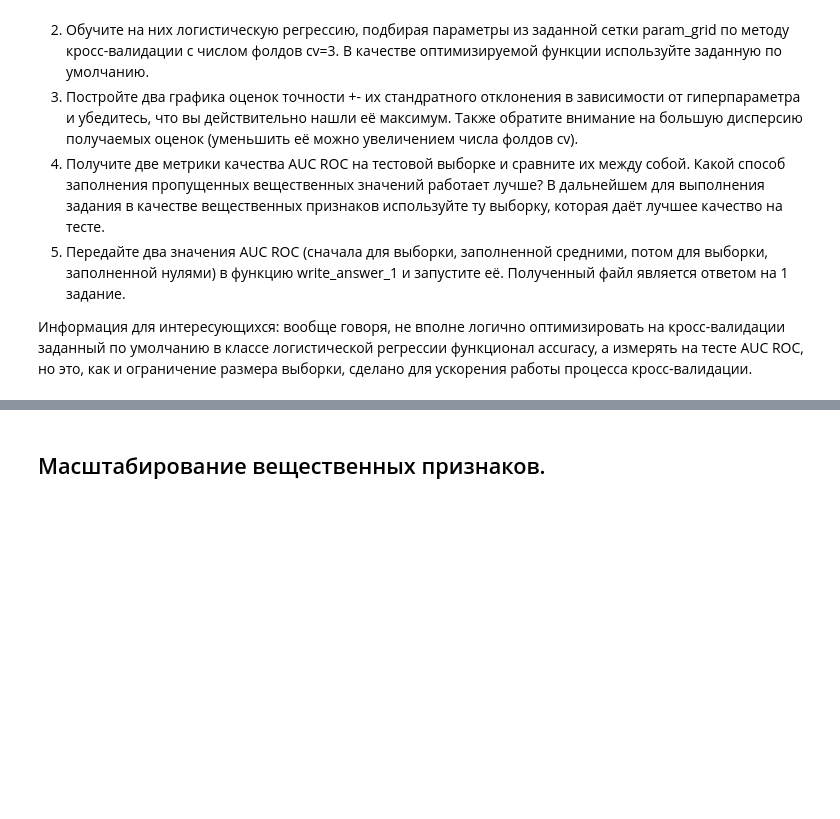
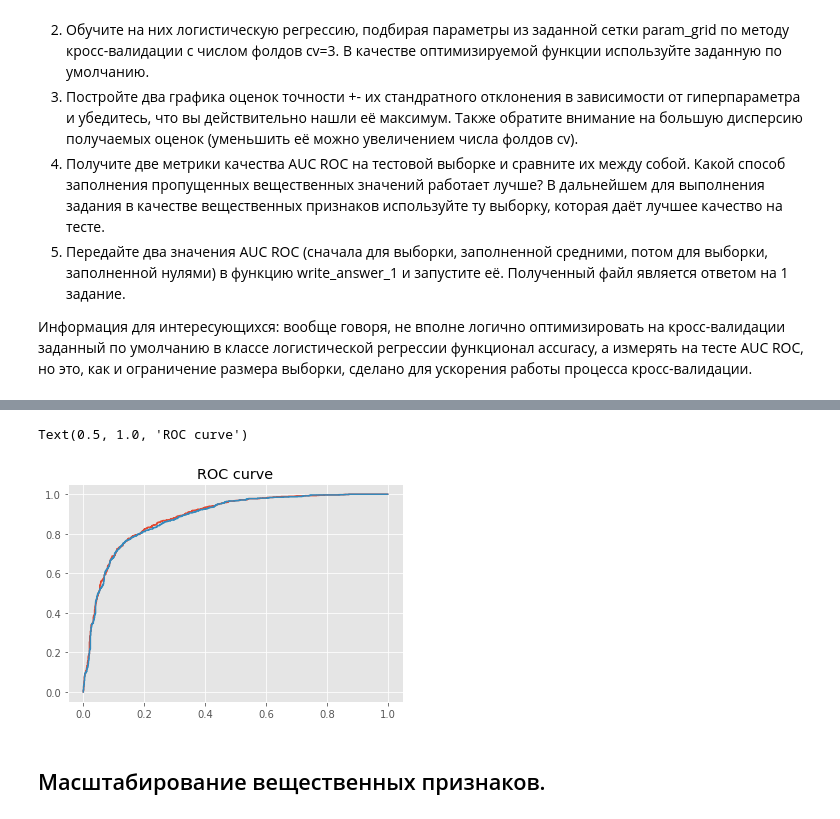
Before and after one commit to Alisa-Shabalina/yandex_ml_specialization, a Jupyter notebook: course_2/week_3/Preprocessing_LR_Coursera.ipynb, the cells around one changed output, grey strips where cells are left out. Cells and saved outputs as stored; diff of their text form; code cells hidden in the pictures; blank space fills up the shorter version.

```diff
--- a/course_2/week_3/Preprocessing_LR_Coursera.ipynb
+++ b/course_2/week_3/Preprocessing_LR_Coursera.ipynb
@@ -270,3 +339,14 @@ cv = 3
+# %%
+from sklearn.metrics import roc_curve
+fpr_mean, tpr_mean, _ = roc_curve(y_test, y_mean)
+fpr_zeros, tpr_zeros, _ = roc_curve(y_test, y_zeros)
+# %%
+plt.plot(fpr_mean, tpr_mean)
+plt.plot(fpr_zeros, tpr_zeros)
+plt.title('ROC curve')
+# %% [output]
+Text(0.5, 1.0, 'ROC curve')
+[figure, added]
 # %% [markdown]
 ## Масштабирование вещественных признаков.
 # %% [markdown]
```
Also changed, not shown: parts of 55 cells of this notebook, 8 other files.
